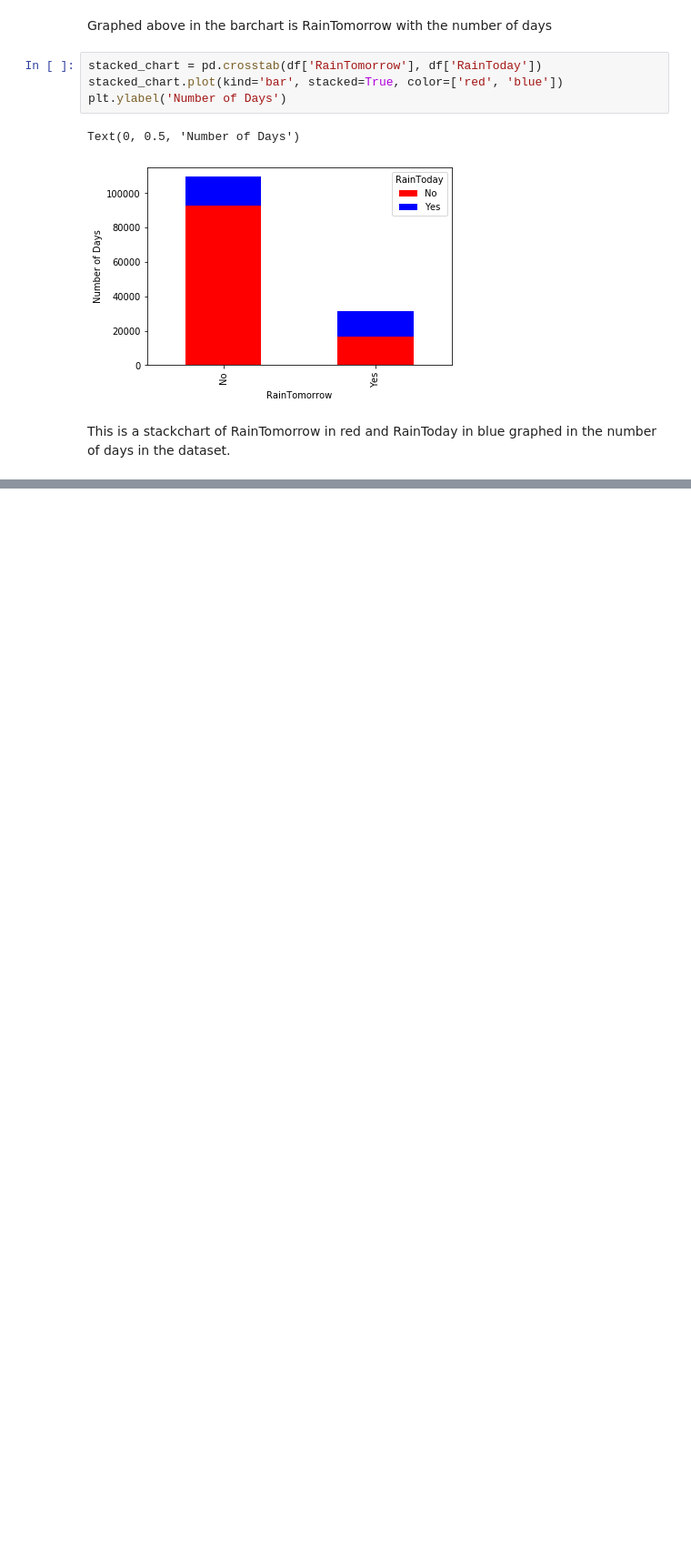
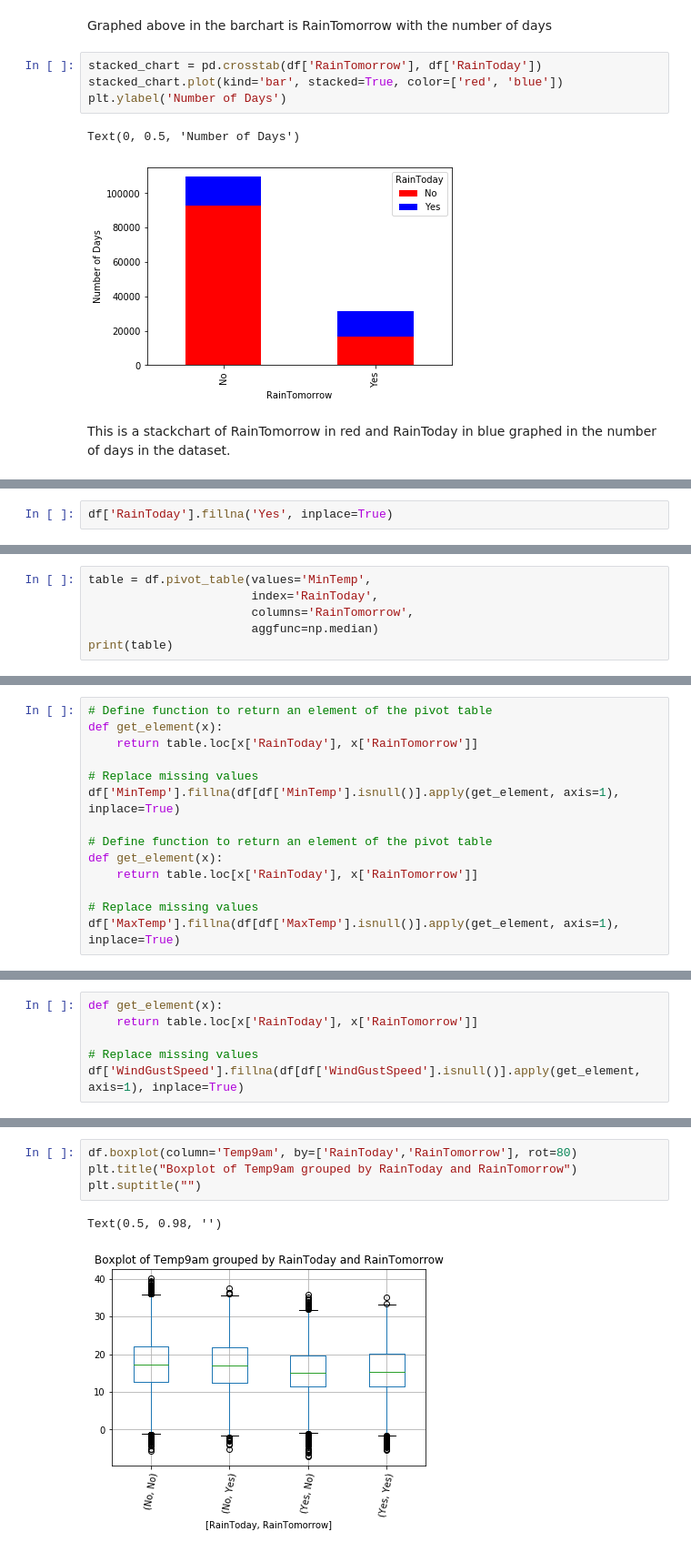
Before and after one commit to CathalDaly1/CS4055-Data-mining-Project, a Jupyter notebook: CS4055 Project - Weather in AUS DataSet.ipynb, the cells around one changed output, grey strips where cells are left out. Shown at 91% size. Saved outputs shown, nothing was run; the diff lists cells and outputs as text; blank space fills up the shorter version.

```diff
--- a/CS4055 Project - Weather in AUS DataSet.ipynb
+++ b/CS4055 Project - Weather in AUS DataSet.ipynb
@@ -191,0 +252,2 @@ This is a stackchart of RainTomorrow in red and RainToday in blue graphed in the
+# %%
+df['RainToday'].fillna('Yes', inplace=True)
@@ -191,0 +267,6 @@ This is a stackchart of RainTomorrow in red and RainToday in blue graphed in the
+# %%
+table = df.pivot_table(values='MinTemp',
+                       index='RainToday',
+                       columns='RainTomorrow',
+                       aggfunc=np.median)
+print(table)
@@ -191,0 +280,14 @@ This is a stackchart of RainTomorrow in red and RainToday in blue graphed in the
+# %%
+# Define function to return an element of the pivot table
+def get_element(x):
+    return table.loc[x['RainToday'], x['RainTomorrow']]
+
+# Replace missing values
+df['MinTemp'].fillna(df[df['MinTemp'].isnull()].apply(get_element, axis=1), inplace=True)
+
+# Define function to return an element of the pivot table
+def get_element(x):
+    return table.loc[x['RainToday'], x['RainTomorrow']]
+
+# Replace missing values
+df['MaxTemp'].fillna(df[df['MaxTemp'].isnull()].apply(get_element, axis=1), inplace=True)
@@ -191,0 +320,6 @@ This is a stackchart of RainTomorrow in red and RainToday in blue graphed in the
+# %%
+def get_element(x):
+    return table.loc[x['RainToday'], x['RainTomorrow']]
+
+# Replace missing values
+df['WindGustSpeed'].fillna(df[df['WindGustSpeed'].isnull()].apply(get_element, axis=1), inplace=True)
@@ -191,0 +329,7 @@ This is a stackchart of RainTomorrow in red and RainToday in blue graphed in the
+# %%
+df.boxplot(column='Temp9am', by=['RainToday','RainTomorrow'], rot=80)
+plt.title("Boxplot of Temp9am grouped by RainToday and RainTomorrow")
+plt.suptitle("")
+# %% [output]
+Text(0.5, 0.98, '')
+[figure, added]
```
Also changed, not shown: parts of 35 cells of this notebook.
